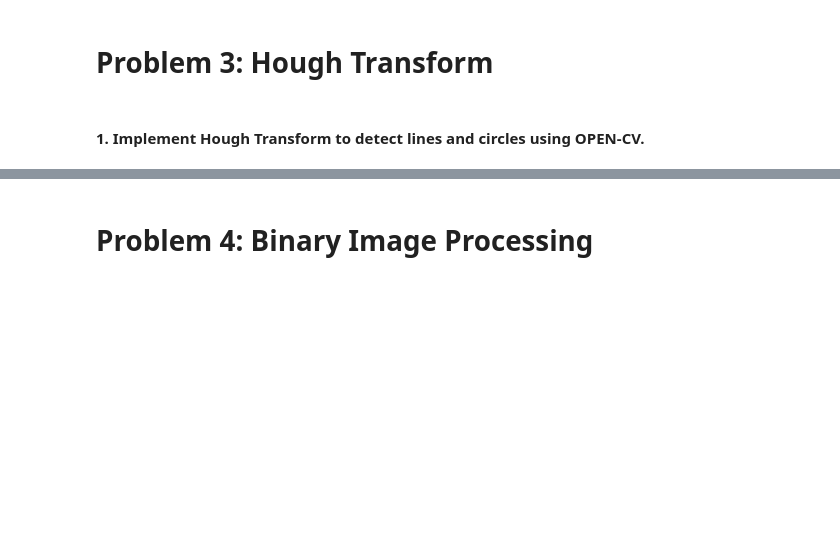
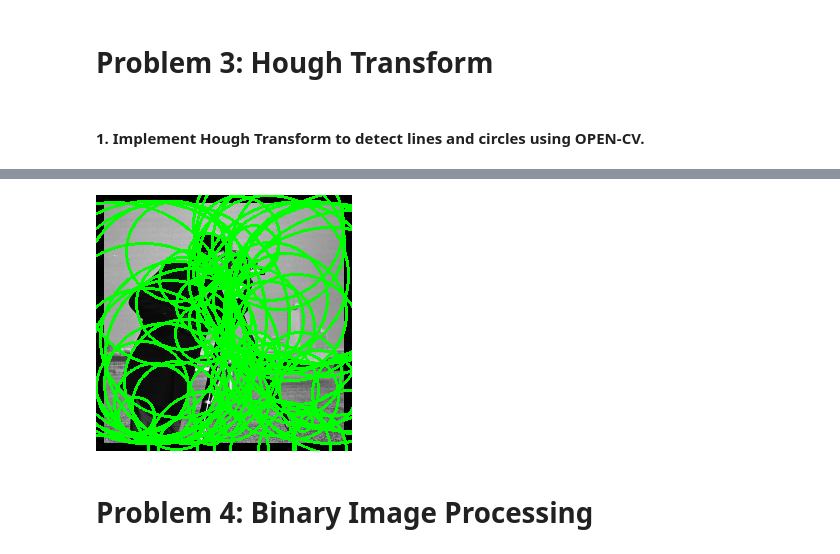
Before and after one commit to shashankkapoor/Digital_Image_Processing_EE608, a Jupyter notebook: s22022_hw3/s22022_hw3.ipynb, the cells around one changed output, grey strips where cells are left out. Drawn from its saved outputs; the diff is of its cells as text; code cells hidden in the pictures; blank space fills up the shorter version.

```diff
--- a/s22022_hw3/s22022_hw3.ipynb
+++ b/s22022_hw3/s22022_hw3.ipynb
@@ -36,3 +105,19 @@ histogram_image_path="/content/drive/MyDrive/Images_HWS/DIP_gray_scales/Fingerpr
+# %%
+img = cv2.imread(gray_image_path)
+gray = cv2.cvtColor(img, cv2.COLOR_BGR2GRAY)
+gray_blur = cv2.GaussianBlur(gray, (5, 5), 0)
+circles = cv2.HoughCircles(gray_blur, cv2.HOUGH_GRADIENT, 1, 20, param1=50, param2=30, minRadius=0, maxRadius=0)
+
+if circles is not None:
+    circles = np.round(circles[0, :]).astype("int")
+    for (x, y, r) in circles:
+        cv2.circle(img, (x, y), r, (0, 255, 0), 2)
+
+cv2_imshow(img)
+cv2.waitKey(0)
+cv2.destroyAllWindows()
+# %% [output]
+[figure, added]
 # %% [markdown]
 # Problem 4: Binary Image Processing
 # %% [markdown]
```
Also changed, not shown: parts of 15 cells of this notebook.
